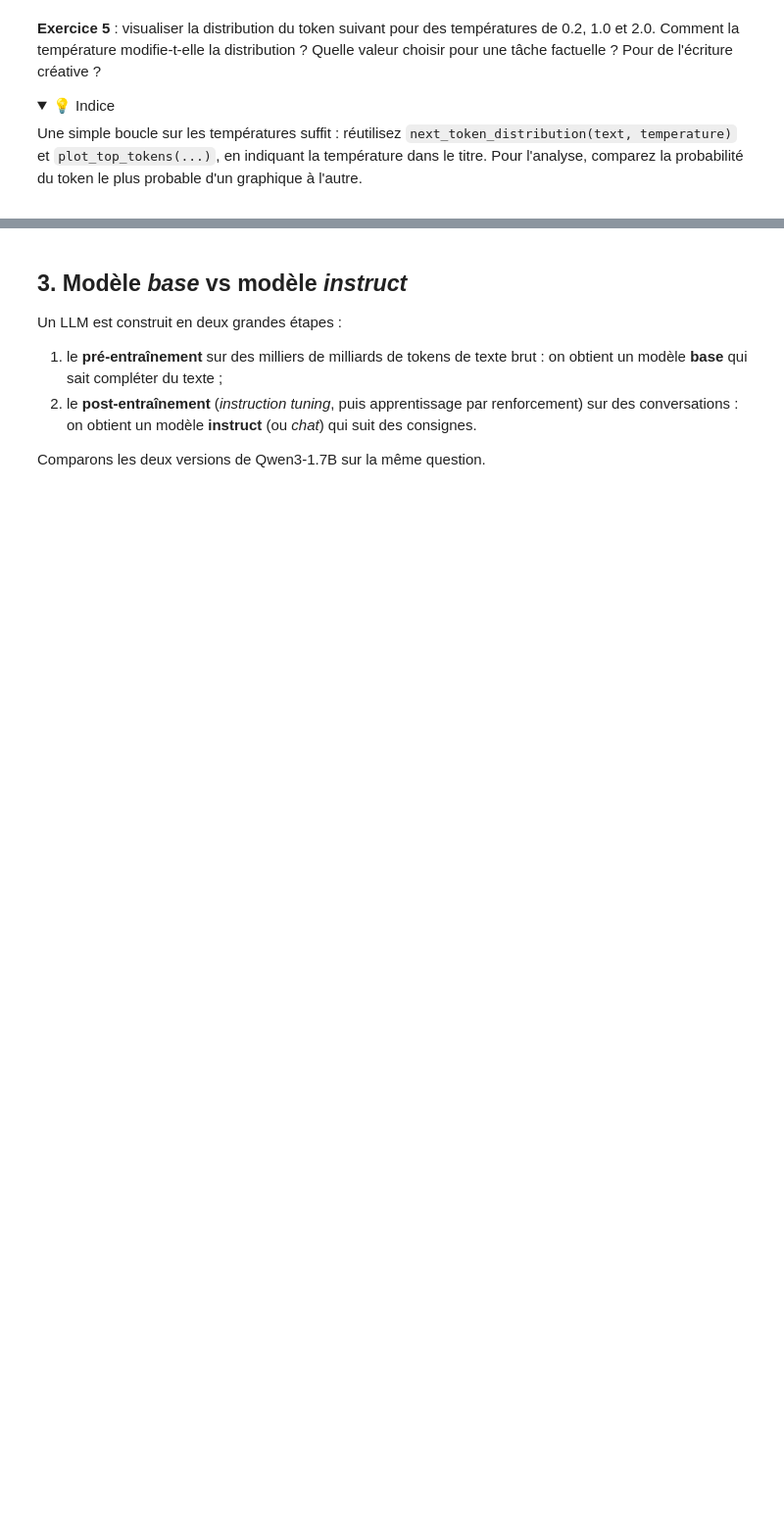
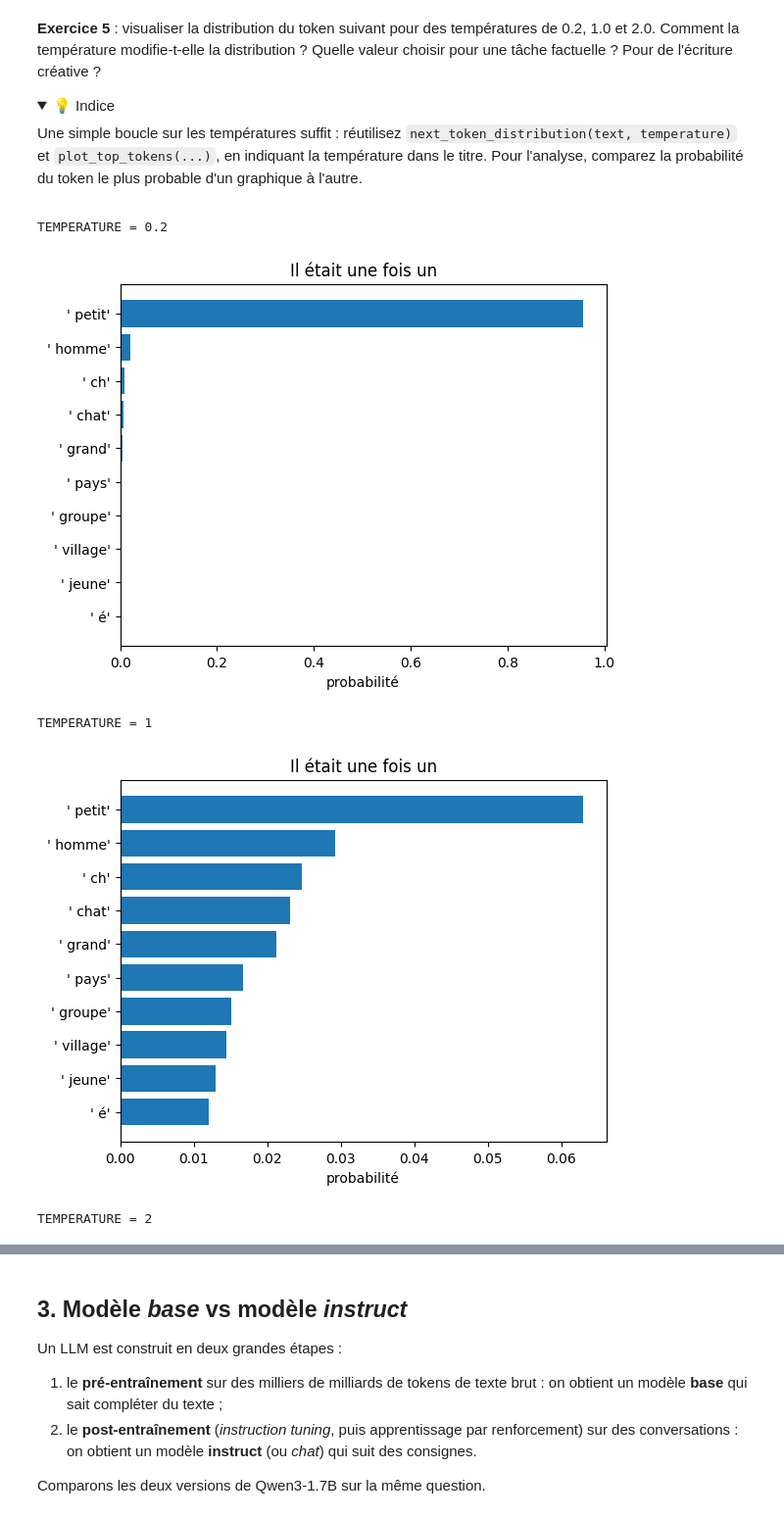
Before and after one commit to JoshuaDixon23/tp-initiation-llm-student-version, a Jupyter notebook: TP_initiation_llm.ipynb, the cells around one changed output, grey strips where cells are left out. Shown at 98% size. Cells and saved outputs as stored; diff of their text form; code cells hidden in the pictures; folded sections open; blank space fills up the shorter version.

```diff
--- a/TP_initiation_llm.ipynb
+++ b/TP_initiation_llm.ipynb
@@ -355,4 +390,16 @@ Une simple boucle sur les températures suffit : réutilisez `next_token_distrib
 # %%
 text = "Il était une fois un"
 
-# VOTRE CODE ICI
+def plot_temp_token(text, li):
+    for i in li:
+        print(f'TEMPERATURE = {i}')
+        plot_top_tokens(next_token_distribution(text, i), title=text)
+
+
+plot_temp_token(text, [0.2,1,2])
+# %% [output]
+TEMPERATURE = 0.2
+[figure, added]
+TEMPERATURE = 1
+[figure, added]
+TEMPERATURE = 2
```
Also changed, not shown: parts of 38 cells of this notebook.
